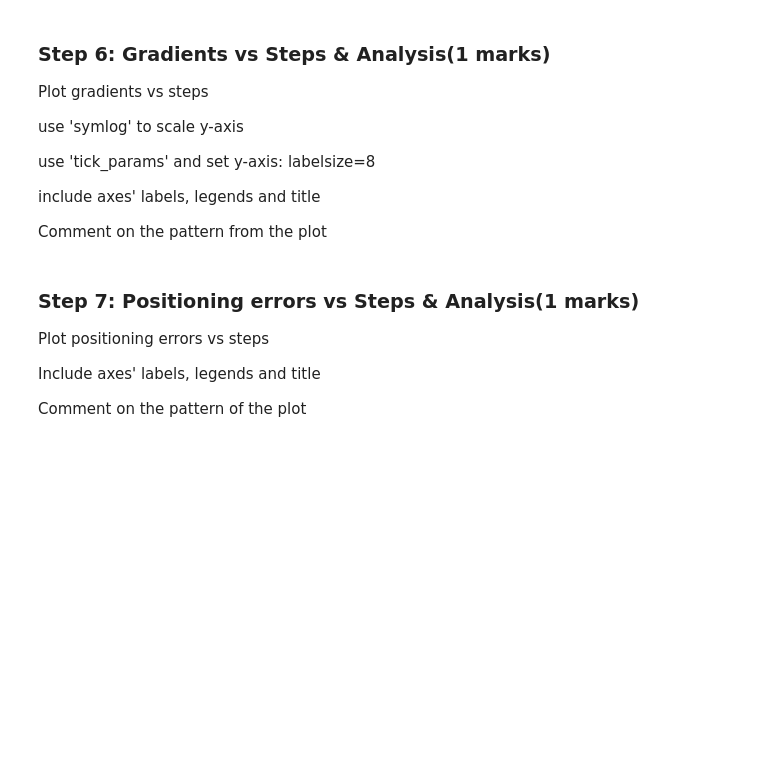
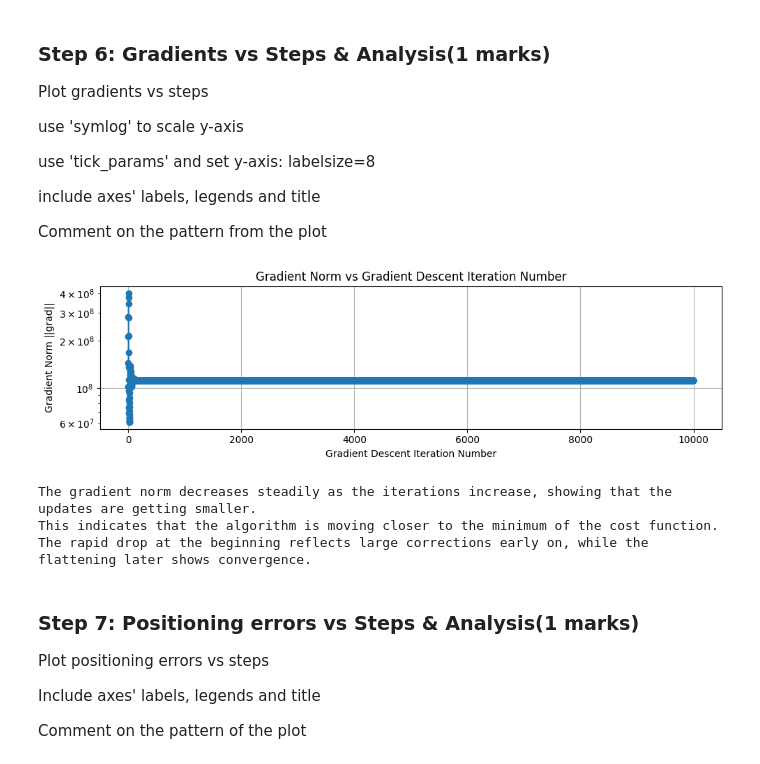
Before and after one commit to caydincleland/ENGG680_2025_Fall_group8Fork, a Jupyter notebook: assignment2/Assignment2_Upload.ipynb, the cells around one changed output. Saved outputs shown, nothing was run; the diff lists cells and outputs as text; code cells hidden in the pictures; blank space fills up the shorter version.

```diff
--- a/assignment2/Assignment2_Upload.ipynb
+++ b/assignment2/Assignment2_Upload.ipynb
@@ -476,3 +593,25 @@ plt.show()
+# %%
+fig , ax = plt.subplots(nrows=1,ncols=1, figsize=(10,3))
+# (0.5 marks)
+# ...
+ax.semilogy(range(len(arr_grad)), [np.linalg.norm(g) for g in arr_grad], marker='o', linewidth=1.2)
+#axis labels and title
+ax.set_xlabel('Gradient Descent Iteration Number')
+ax.set_ylabel('Gradient Norm ||grad||')
+ax.set_title('Gradient Norm vs Gradient Descent Iteration Number')
+ax.grid(True)
+fig.tight_layout()
+plt.show()
+
+# Comment on the pattern (0.5 marks)
+print("The gradient norm decreases steadily as the iterations increase, showing that the updates are getting smaller.")
+print("This indicates that the algorithm is moving closer to the minimum of the cost function.")
+print("The rapid drop at the beginning reflects large corrections early on, while the flattening later shows convergence.")
+# %% [output]
+[figure, added]
+The gradient norm decreases steadily as the iterations increase, showing that the updates are getting smaller.
+This indicates that the algorithm is moving closer to the minimum of the cost function.
+The rapid drop at the beginning reflects large corrections early on, while the flattening later shows convergence.
 # %% [markdown]
 ### Step 7: Positioning errors vs Steps & Analysis(1 marks)
 Plot positioning errors vs steps
```
Also changed, not shown: parts of 31 cells of this notebook.
